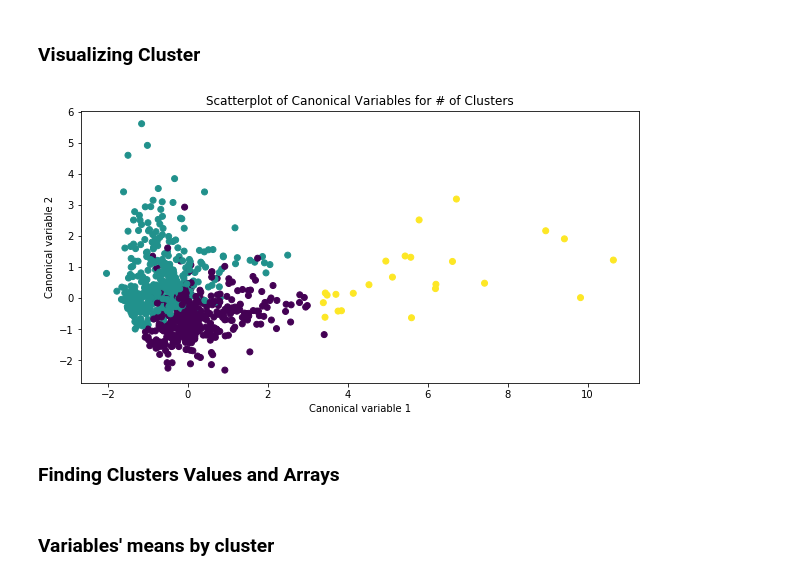
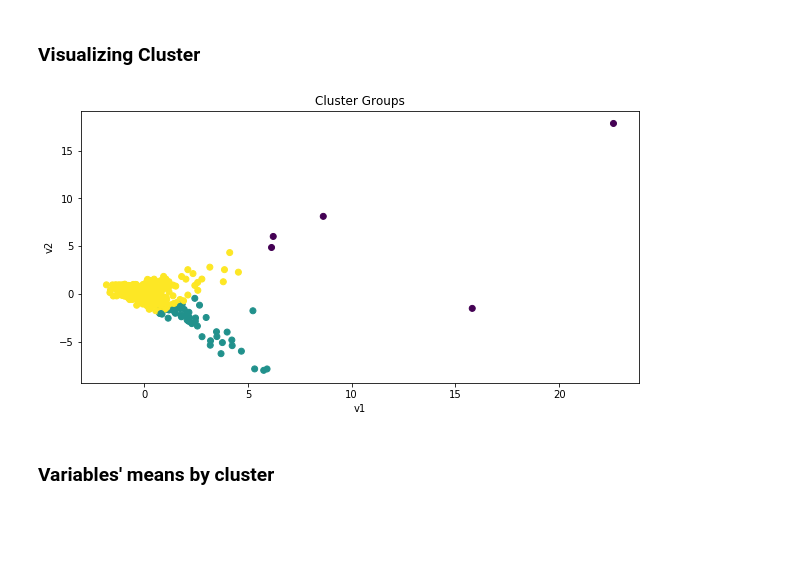
Before and after one commit to AlfredMtz/clustering-stocks, a Jupyter notebook: Diversification-System-Project.ipynb, the cells around one changed output. Cells and saved outputs as stored; diff of their text form; code cells hidden in the pictures; blank space fills up the shorter version.

```diff
--- a/Diversification-System-Project.ipynb
+++ b/Diversification-System-Project.ipynb
@@ -156,21 +175,11 @@ mydata.head(3)
 # %%
-# Builds object data types to numerical data types
-mydata['MarketCap'] = mydata['MarketCap'].astype('float64')
-mydata['Avg_Daily_DolsTraded'] = mydata['Avg_Daily_DolsTraded'].astype('float64')
-#mydata.dtypes
-
 # Turns data into a matrix box
-data = mydata.as_matrix(columns=[ 'MarketCap', 'Yys_Pbl_Traded','Avg_Daily_DolsTraded',
+data = clust_train.as_matrix(columns=[ 'MarketCap', 'Yys_Pbl_Traded','Avg_Daily_DolsTraded',
        'Avg_Daily_Return', 'Std_Daily_Return', 'Daily_Sharpe_Ratio',
        'Dividend_Yield'])
 
 x_cols = data
 # scales data
-scaled_cols = preprocessing.scale(x_cols)
+sc_clust_train = preprocessing.scale(x_cols)
 #print('mean:',round(scaled_cols.mean()))
 #print('std:',scaled_cols.std())
-
-#splits data
-clust_train, clust_test = train_test_split(scaled_cols, test_size=.3, random_state=123)
-#print(clust_train.shape)
-#print(clust_test.shape)
@@ -186,7 +195,7 @@ y =[]
 
 for k in K_range:
     k_means = KMeans(n_clusters= k, random_state = 1, init = 'k-means++')
-    k_means.fit(clust_train)
+    k_means.fit(sc_clust_train)
     labels=k_means.labels_
     y.append(k_means.inertia_)
 
@@ -313,7 +322,7 @@ For n_clusters = 6 The average silhouette_score is : 0.292667780013
 ### Apply Clustering Model
 # %%
 # training data
-X = clust_train
+X = sc_clust_train
 
 # setting model
 Kmean = KMeans(n_clusters=3)
@@ -328,7 +337,7 @@ KMeans(algorithm='auto', copy_x=True, init='k-means++', max_iter=300,
 # Dimension Reduction
 pca_2 = PCA(2)
 
-plot_columns = pca_2.fit_transform(clust_train)
+plot_columns = pca_2.fit_transform(sc_clust_train)
 #len(plot_columns)
 
 # Cluster/Target value given to each Individual point in dataset
@@ -341,13 +350,11 @@ plot_columns = pca_2.fit_transform(clust_train)
 # %%
 # plot columns
 plt.figure(figsize=(10,5), )
 
 plt.scatter(x=plot_columns[:,0], y=plot_columns[:,1], c=Kmean.labels_,)
-plt.xlabel('Canonical variable 1')
-plt.ylabel('Canonical variable 2')
-plt.title('Scatterplot of Canonical Variables for # of Clusters')
+plt.xlabel('v1')
+plt.ylabel('v2')
+plt.title('Cluster Groups')
 plt.show()
 # %% [output]
-[figure, old version]
+[figure, new version]
-# %% [markdown]
-### Finding Clusters Values and Arrays
```
Also changed, not shown: parts of 22 cells of this notebook.
